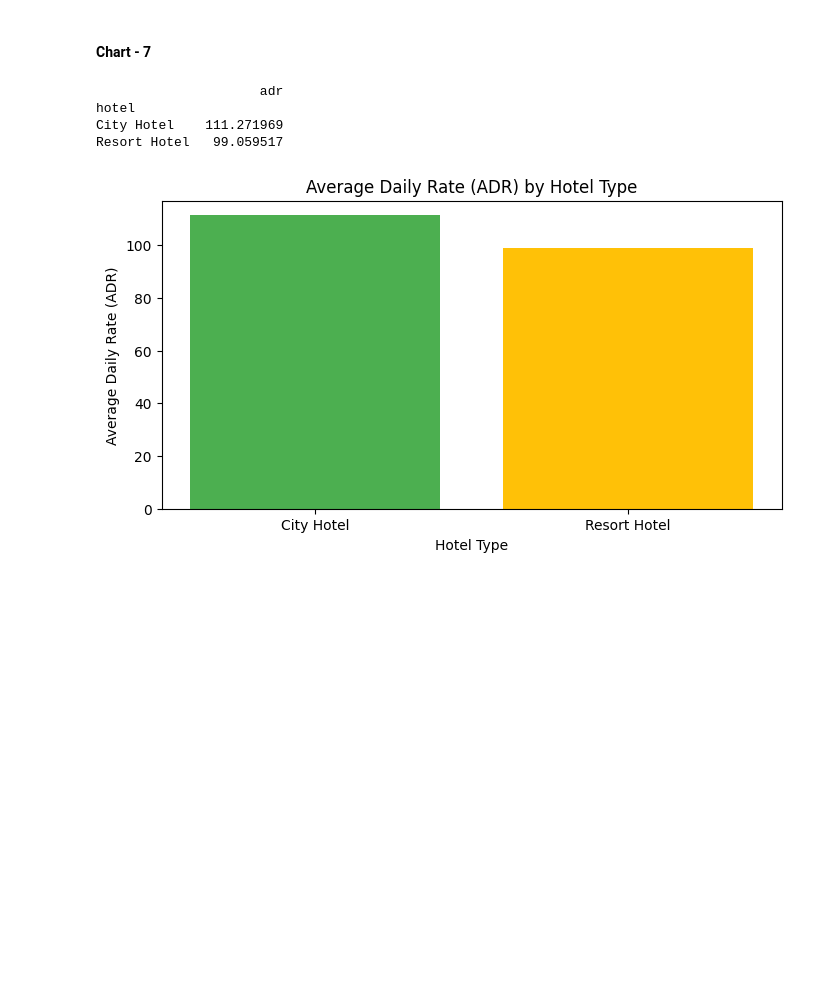
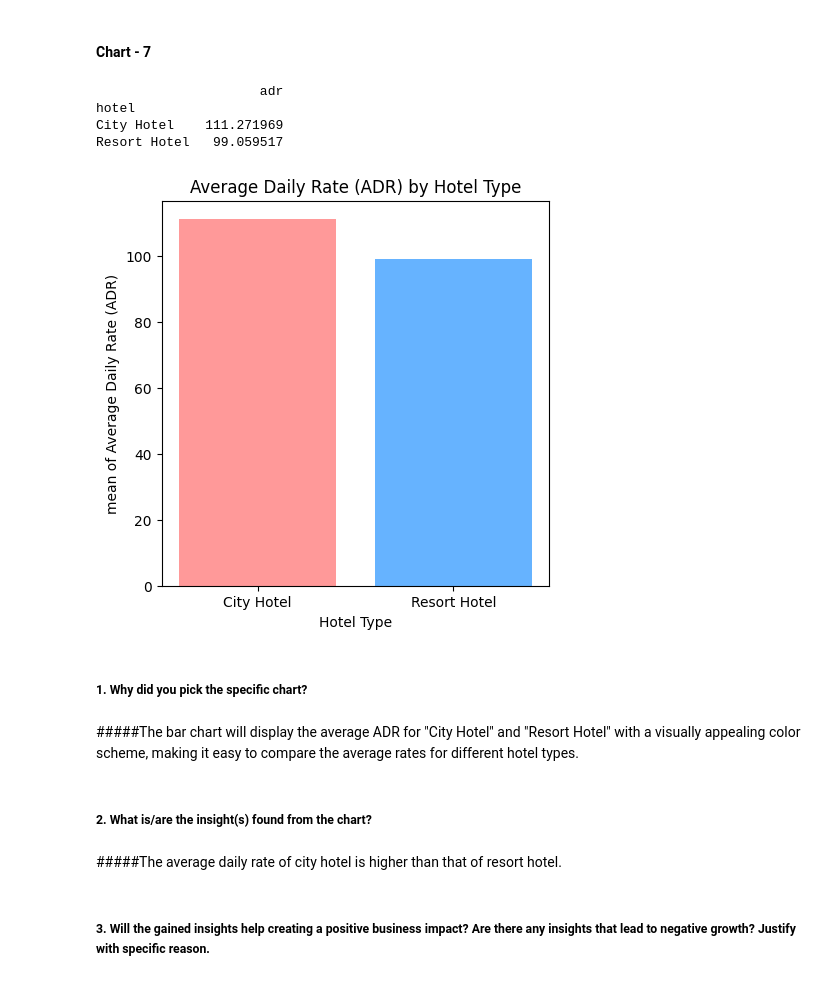
Before and after one commit to jyothika2809/CITY-AND-RESORT-HOTEL-EDA-AND-DASHBOARD, a Jupyter notebook: EDA_hotel_booking_analysis.ipynb, the cells around one changed output. Saved outputs shown, nothing was run; the diff lists cells and outputs as text; code cells hidden in the pictures; blank space fills up the shorter version.

```diff
--- a/EDA_hotel_booking_analysis.ipynb
+++ b/EDA_hotel_booking_analysis.ipynb
@@ -595,19 +595,31 @@ Text(0.5, 1.0, 'Percentage of repeated guests and non-repeated guest')
 #### Chart - 7
 # %%
 #chart 7 visualisation code
+#grouping the columns of hotel and their adr rows and applying mean() on grouped adr rows
 hotel_and_adr_df = pd.DataFrame(hotel_booking[['hotel', 'adr']])
 adr_mean_of_hotel= hotel_and_adr_df.groupby('hotel').mean()
 print(adr_mean_of_hotel)
 print('\n')
-plt.figure(figsize=(8, 4))
-plt.bar(adr_mean_of_hotel.index, adr_mean_of_hotel['adr'],color=['#4CAF50', '#FFC107'])
+plt.figure(figsize=(5, 5))
+plt.bar(adr_mean_of_hotel.index, adr_mean_of_hotel['adr'],color=['#ff9999','#66b3ff'])
+#setting title,x-axis and y-axis label
 plt.title('Average Daily Rate (ADR) by Hotel Type')
 plt.xlabel('Hotel Type')
-plt.ylabel('Average Daily Rate (ADR)')
+plt.ylabel('mean of Average Daily Rate (ADR)')
 plt.show()
 # %% [output]
                      adr
 hotel
 City Hotel    111.271969
 Resort Hotel   99.059517
-[figure, old version]
+[figure, new version]
+# %% [markdown]
+##### 1. Why did you pick the specific chart?
+# %% [markdown]
+#####The bar chart will display the average ADR for "City Hotel" and "Resort Hotel" with a visually appealing color scheme, making it easy to compare the average rates for different hotel types.
+# %% [markdown]
+##### 2. What is/are the insight(s) found from the chart?
+# %% [markdown]
+#####The average daily rate of city hotel is higher than that of resort hotel.
+# %% [markdown]
+##### 3. Will the gained insights help creating a positive business impact? Are there any insights that lead to negative growth? Justify with specific reason.
```
Also changed, not shown: parts of 2 cells of this notebook.
